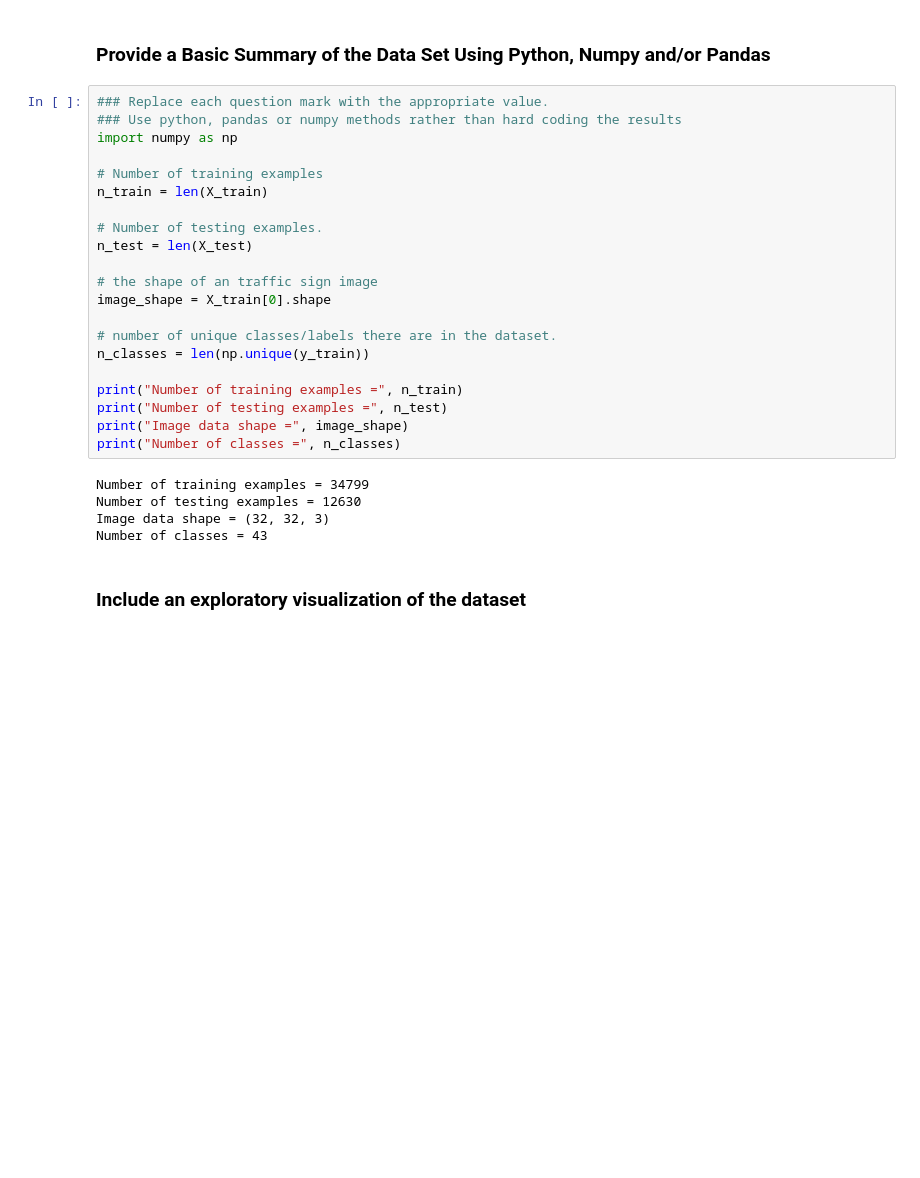
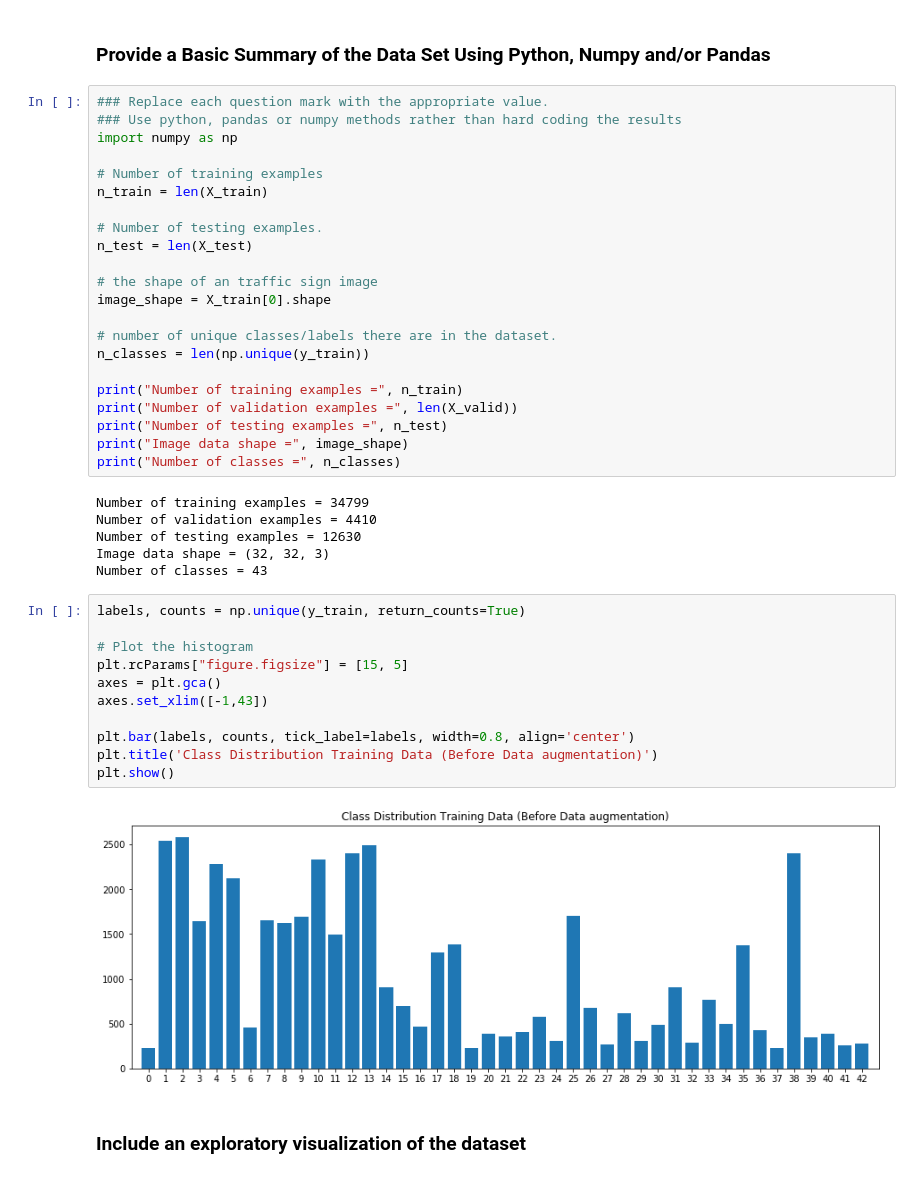
Before and after one commit to hiit-tabata/German-Traffic-Sign-Classification, a Jupyter notebook: Traffic_Sign_Classifier-tfSlim .ipynb, the cells around one changed output. Drawn from its saved outputs; the diff is of its cells as text; blank space fills up the shorter version.

```diff
--- a/Traffic_Sign_Classifier-tfSlim .ipynb
+++ b/Traffic_Sign_Classifier-tfSlim .ipynb
@@ -173,14 +176,29 @@ image_shape = X_train[0].shape
 n_classes = len(np.unique(y_train))
 
 print("Number of training examples =", n_train)
+print("Number of validation examples =", len(X_valid))
 print("Number of testing examples =", n_test)
 print("Image data shape =", image_shape)
 print("Number of classes =", n_classes)
 # %% [output]
 Number of training examples = 34799
+Number of validation examples = 4410
 Number of testing examples = 12630
 Image data shape = (32, 32, 3)
 Number of classes = 43
+# %%
+labels, counts = np.unique(y_train, return_counts=True)
+
+# Plot the histogram
+plt.rcParams["figure.figsize"] = [15, 5]
+axes = plt.gca()
+axes.set_xlim([-1,43])
+
+plt.bar(labels, counts, tick_label=labels, width=0.8, align='center')
+plt.title('Class Distribution Training Data (Before Data augmentation)')
+plt.show()
+# %% [output]
+[figure, added]
 # %% [markdown]
 ### Include an exploratory visualization of the dataset
 # %% [markdown]
```
Also changed, not shown: parts of 10 cells of this notebook, 8 other files.
